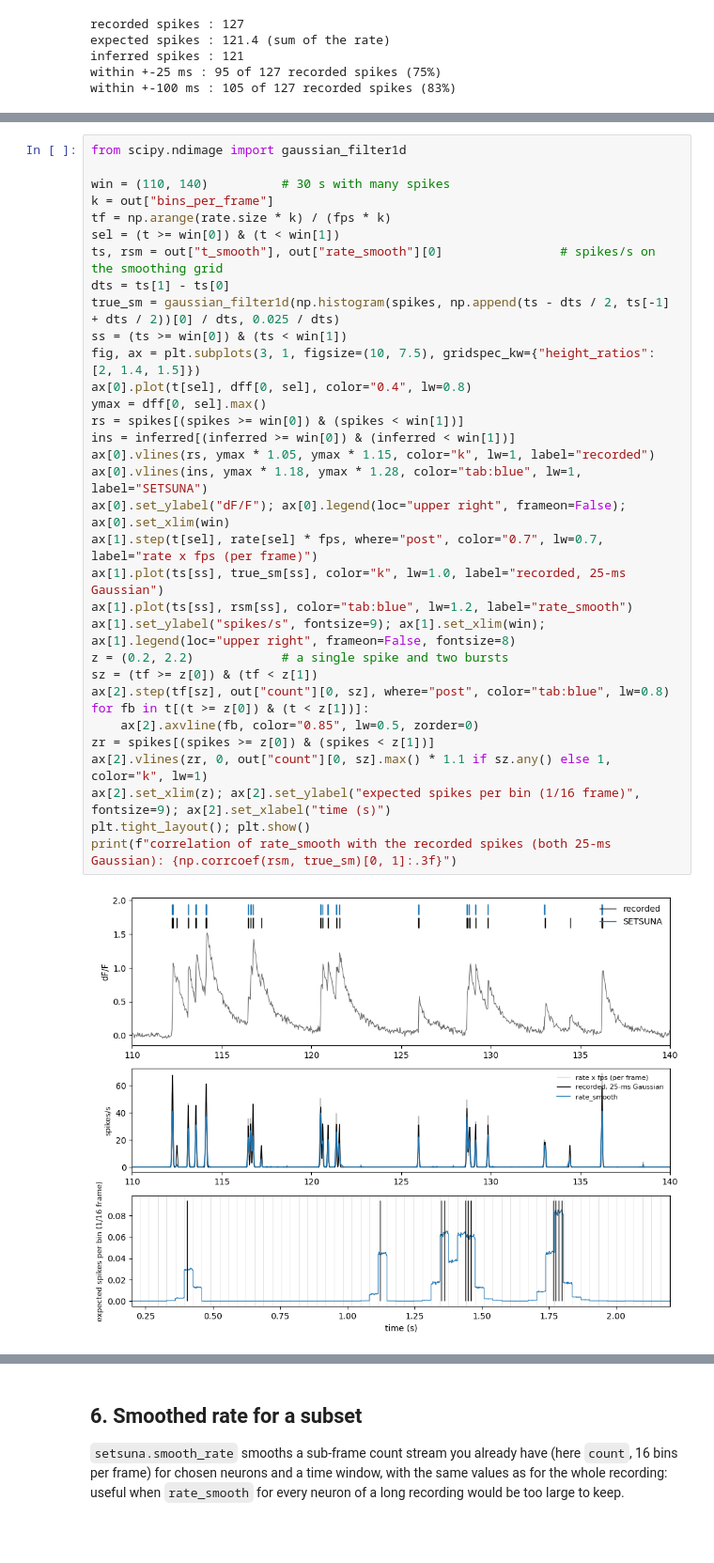
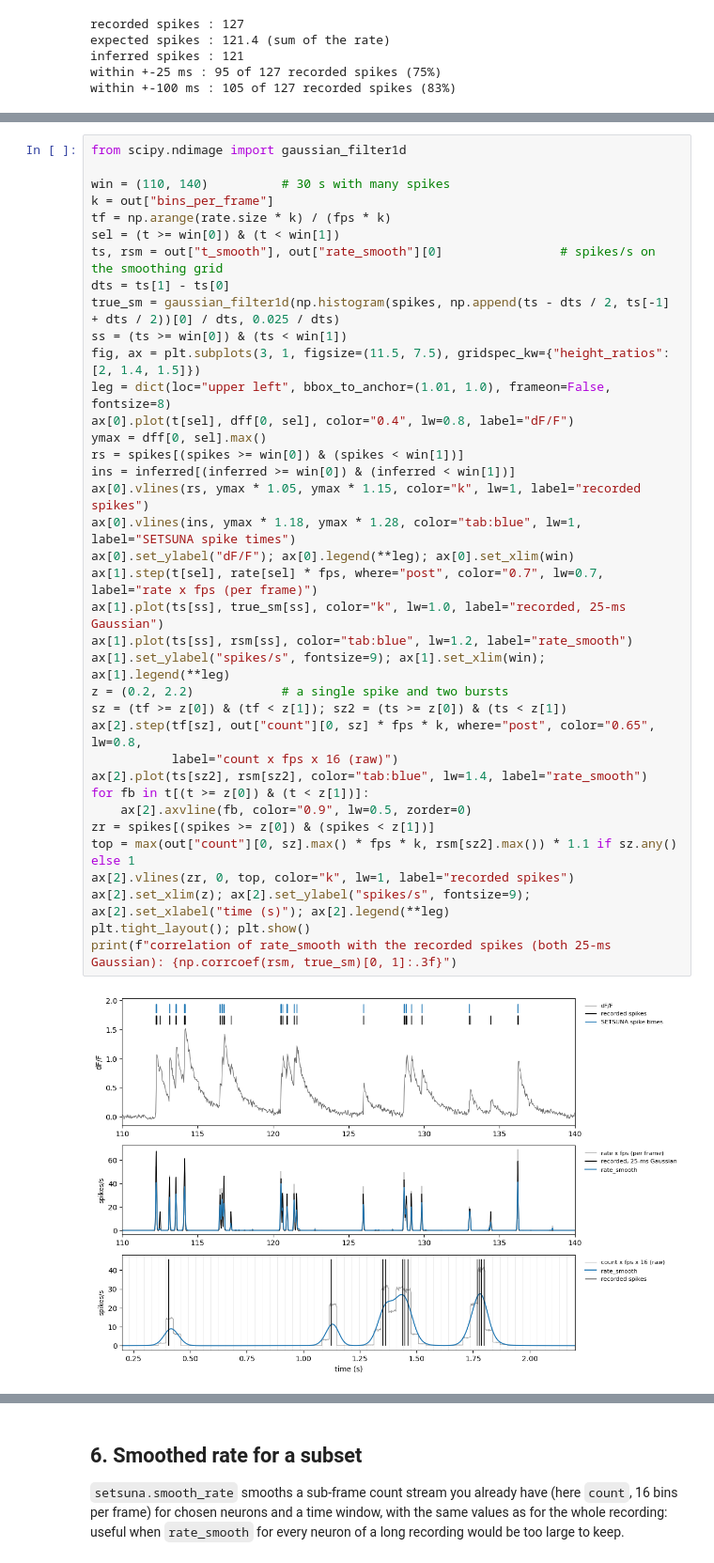
Before and after one commit to ryhattori/setsuna, a Jupyter notebook: examples/demo.ipynb, the cells around one changed output, grey strips where cells are left out. Shown at 94% size. Drawn from its saved outputs; the diff is of its cells as text; blank space fills up the shorter version.

Commit message:
Demo: zoom shows the smoothed sub-frame rate over the raw stream (spikes/s); legends outside the axes

```diff
--- a/examples/demo.ipynb
+++ b/examples/demo.ipynb
@@ -112,38 +113,42 @@ frame), the frame boundaries (gray) and the recorded spikes (black).
 # %%
 from scipy.ndimage import gaussian_filter1d
 
 win = (110, 140)          # 30 s with many spikes
 k = out["bins_per_frame"]
 tf = np.arange(rate.size * k) / (fps * k)
 sel = (t >= win[0]) & (t < win[1])
 ts, rsm = out["t_smooth"], out["rate_smooth"][0]                # spikes/s on the smoothing grid
 dts = ts[1] - ts[0]
 true_sm = gaussian_filter1d(np.histogram(spikes, np.append(ts - dts / 2, ts[-1] + dts / 2))[0] / dts, 0.025 / dts)
 ss = (ts >= win[0]) & (ts < win[1])
-fig, ax = plt.subplots(3, 1, figsize=(10, 7.5), gridspec_kw={"height_ratios": [2, 1.4, 1.5]})
-ax[0].plot(t[sel], dff[0, sel], color="0.4", lw=0.8)
+fig, ax = plt.subplots(3, 1, figsize=(11.5, 7.5), gridspec_kw={"height_ratios": [2, 1.4, 1.5]})
+leg = dict(loc="upper left", bbox_to_anchor=(1.01, 1.0), frameon=False, fontsize=8)
+ax[0].plot(t[sel], dff[0, sel], color="0.4", lw=0.8, label="dF/F")
 ymax = dff[0, sel].max()
 rs = spikes[(spikes >= win[0]) & (spikes < win[1])]
 ins = inferred[(inferred >= win[0]) & (inferred < win[1])]
-ax[0].vlines(rs, ymax * 1.05, ymax * 1.15, color="k", lw=1, label="recorded")
-ax[0].vlines(ins, ymax * 1.18, ymax * 1.28, color="tab:blue", lw=1, label="SETSUNA")
-ax[0].set_ylabel("dF/F"); ax[0].legend(loc="upper right", frameon=False); ax[0].set_xlim(win)
+ax[0].vlines(rs, ymax * 1.05, ymax * 1.15, color="k", lw=1, label="recorded spikes")
+ax[0].vlines(ins, ymax * 1.18, ymax * 1.28, color="tab:blue", lw=1, label="SETSUNA spike times")
+ax[0].set_ylabel("dF/F"); ax[0].legend(**leg); ax[0].set_xlim(win)
 ax[1].step(t[sel], rate[sel] * fps, where="post", color="0.7", lw=0.7, label="rate x fps (per frame)")
 ax[1].plot(ts[ss], true_sm[ss], color="k", lw=1.0, label="recorded, 25-ms Gaussian")
 ax[1].plot(ts[ss], rsm[ss], color="tab:blue", lw=1.2, label="rate_smooth")
-ax[1].set_ylabel("spikes/s", fontsize=9); ax[1].set_xlim(win); ax[1].legend(loc="upper right", frameon=False, fontsize=8)
+ax[1].set_ylabel("spikes/s", fontsize=9); ax[1].set_xlim(win); ax[1].legend(**leg)
 z = (0.2, 2.2)            # a single spike and two bursts
-sz = (tf >= z[0]) & (tf < z[1])
-ax[2].step(tf[sz], out["count"][0, sz], where="post", color="tab:blue", lw=0.8)
+sz = (tf >= z[0]) & (tf < z[1]); sz2 = (ts >= z[0]) & (ts < z[1])
+ax[2].step(tf[sz], out["count"][0, sz] * fps * k, where="post", color="0.65", lw=0.8,
+           label="count x fps x 16 (raw)")
+ax[2].plot(ts[sz2], rsm[sz2], color="tab:blue", lw=1.4, label="rate_smooth")
 for fb in t[(t >= z[0]) & (t < z[1])]:
-    ax[2].axvline(fb, color="0.85", lw=0.5, zorder=0)
+    ax[2].axvline(fb, color="0.9", lw=0.5, zorder=0)
 zr = spikes[(spikes >= z[0]) & (spikes < z[1])]
-ax[2].vlines(zr, 0, out["count"][0, sz].max() * 1.1 if sz.any() else 1, color="k", lw=1)
-ax[2].set_xlim(z); ax[2].set_ylabel("expected spikes per bin (1/16 frame)", fontsize=9); ax[2].set_xlabel("time (s)")
+top = max(out["count"][0, sz].max() * fps * k, rsm[sz2].max()) * 1.1 if sz.any() else 1
+ax[2].vlines(zr, 0, top, color="k", lw=1, label="recorded spikes")
+ax[2].set_xlim(z); ax[2].set_ylabel("spikes/s", fontsize=9); ax[2].set_xlabel("time (s)"); ax[2].legend(**leg)
 plt.tight_layout(); plt.show()
 print(f"correlation of rate_smooth with the recorded spikes (both 25-ms Gaussian): {np.corrcoef(rsm, true_sm)[0, 1]:.3f}")
 # %% [output]
-[figure, old version]
+[figure, new version]
 correlation of rate_smooth with the recorded spikes (both 25-ms Gaussian): 0.947
 # %% [markdown]
 ## 6. Smoothed rate for a subset
```
Also changed, not shown: parts of 2 cells of this notebook.
